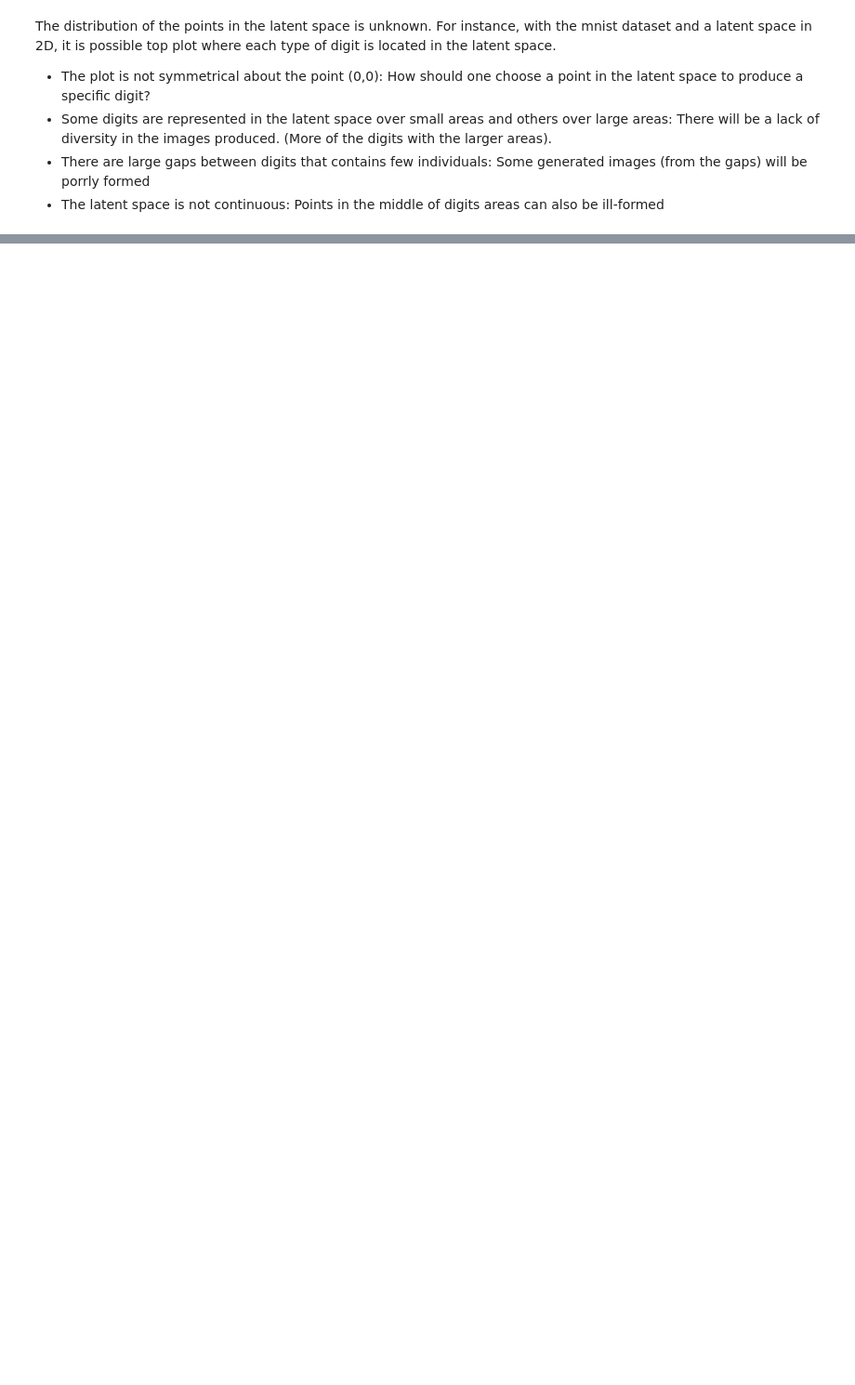
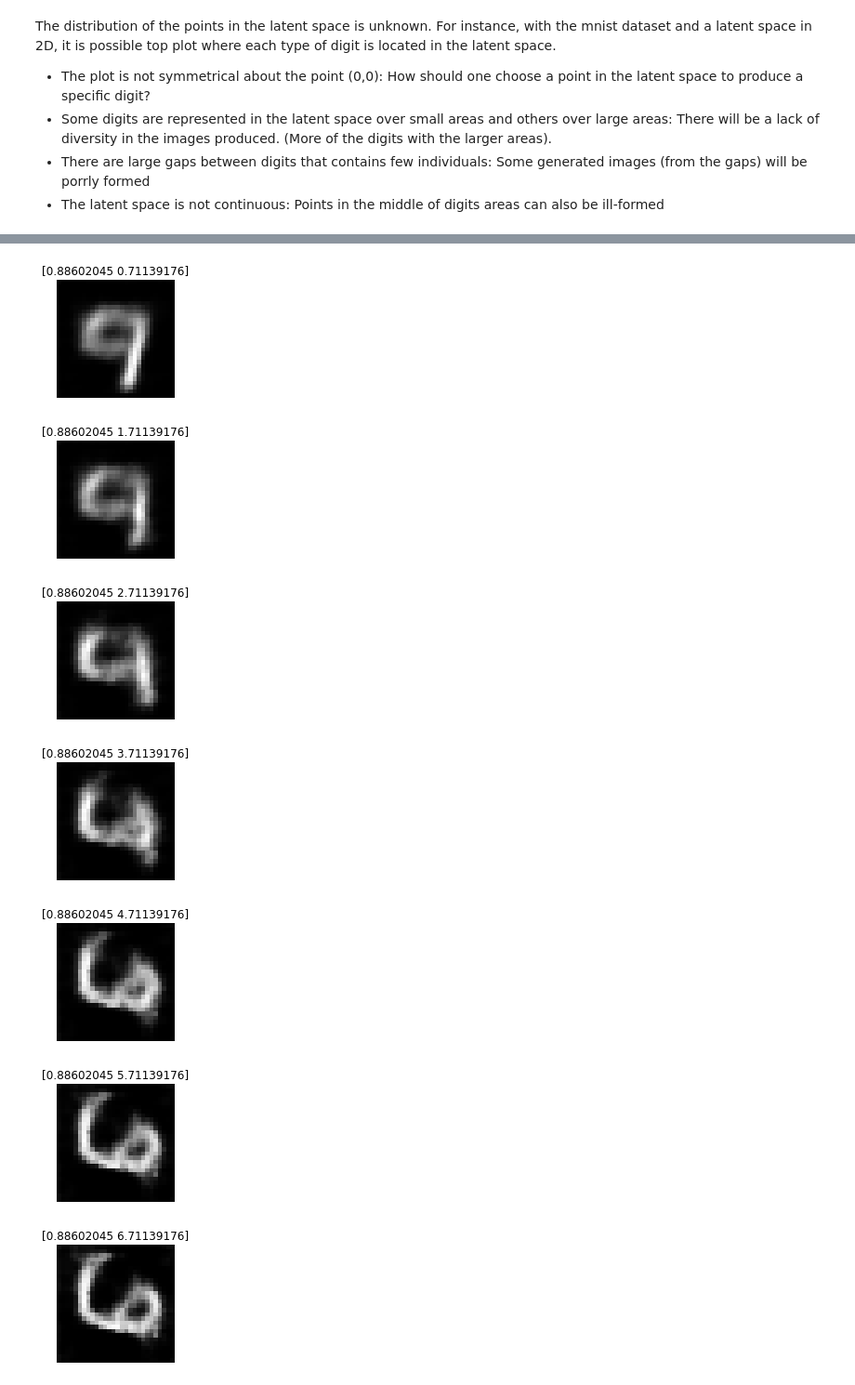
Before and after one commit to FABallemand/a-HiKE, a Jupyter notebook: Deep Generative Models/autoencoder/autoencoder.ipynb, the cells around one changed output, grey strips where cells are left out. Shown at 93% size. Cells and saved outputs as stored; diff of their text form; code cells hidden in the pictures; blank space fills up the shorter version.

```diff
--- a/Deep Generative Models/autoencoder/autoencoder.ipynb
+++ b/Deep Generative Models/autoencoder/autoencoder.ipynb
@@ -390,0 +441,16 @@ plt.imshow(prediction_2)
+# %%
+NB_PRED = 10
+
+latent_vector_init = np.random.random(size=(2))
+
+latent_vectors = np.array([latent_vector_init + np.array([0, i]) for i in range(NB_PRED)])
+
+predictions = autoencoder.decoder.predict(latent_vectors)
+
+for i in range(NB_PRED):
+    plt.figure(figsize=((5,5)))
+    plt.subplot(1,2,1)
+    plt.imshow(predictions[i], cmap="gray")
+    plt.title(f"{latent_vectors[i]}")
+    plt.axis("off")
+# %% [output]
@@ -390,0 +458,7 @@ plt.imshow(prediction_2)
+[figure, added]
+[figure, added]
+[figure, added]
+[figure, added]
+[figure, added]
+[figure, added]
+[figure, added]
```
Also changed, not shown: parts of 28 cells of this notebook.
